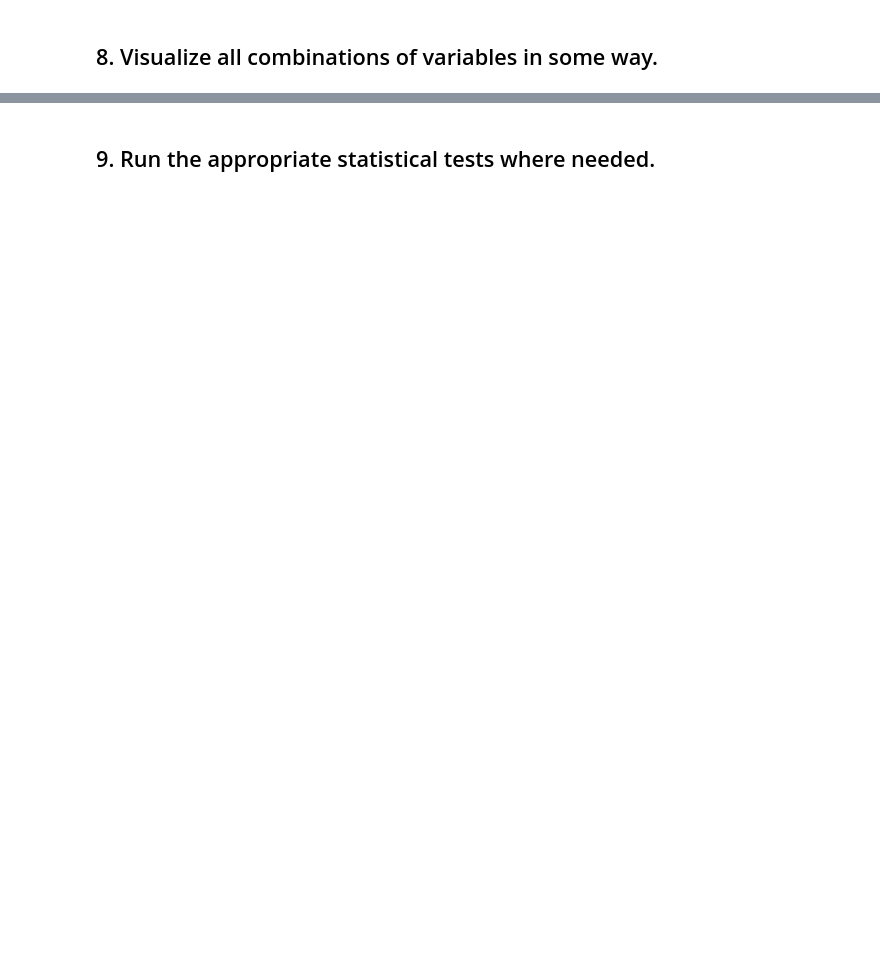
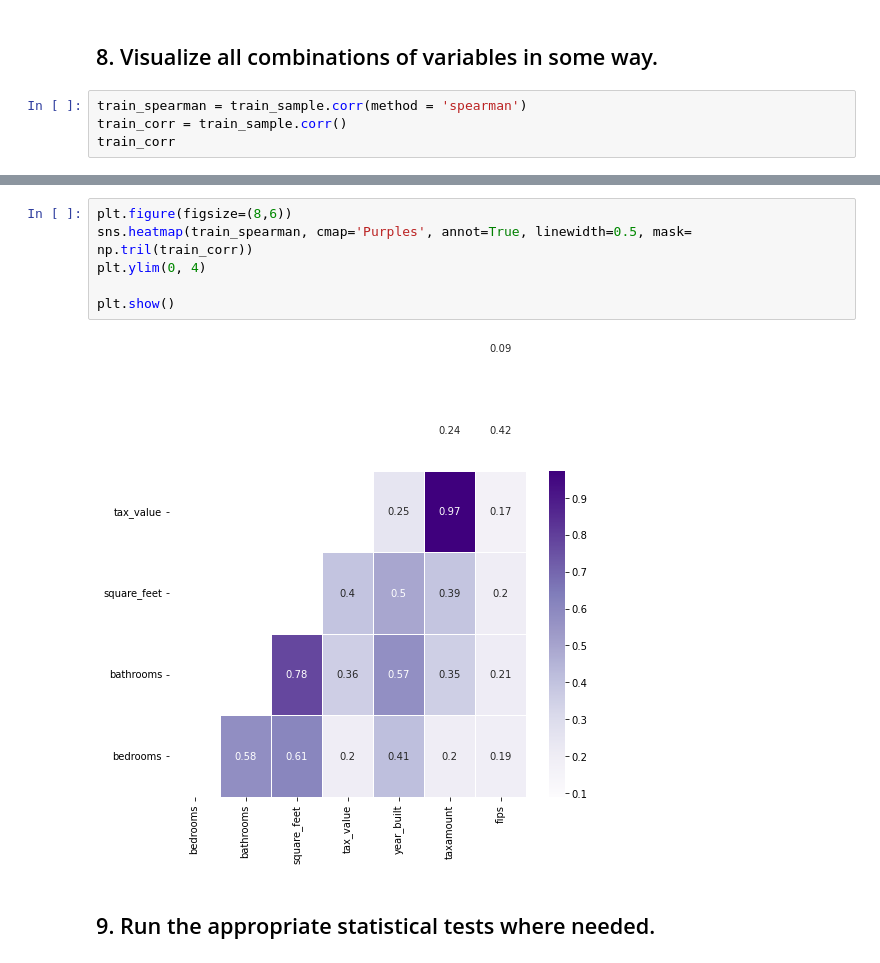
Before and after one commit to markydoug/regression-exercises, a Jupyter notebook: explore.ipynb, the cells around one changed output, grey strips where cells are left out. Drawn from its saved outputs; the diff is of its cells as text; blank space fills up the shorter version.

```diff
--- a/explore.ipynb
+++ b/explore.ipynb
@@ -146,2 +191,6 @@ plot_categorical_and_continuous_vars(train_sample, cat_vars, cont_vars)
 # %% [markdown]
 ## 8. Visualize all combinations of variables in some way.
+# %%
+train_spearman = train_sample.corr(method = 'spearman')
+train_corr = train_sample.corr()
+train_corr
@@ -148,2 +206,10 @@ plot_categorical_and_continuous_vars(train_sample, cat_vars, cont_vars)
+# %%
+plt.figure(figsize=(8,6))
+sns.heatmap(train_spearman, cmap='Purples', annot=True, linewidth=0.5, mask= np.tril(train_corr))
+plt.ylim(0, 4)
+
+plt.show()
+# %% [output]
+[figure, added]
 # %% [markdown]
 ## 9. Run the appropriate statistical tests where needed.
```
Also changed, not shown: parts of 21 cells of this notebook.
